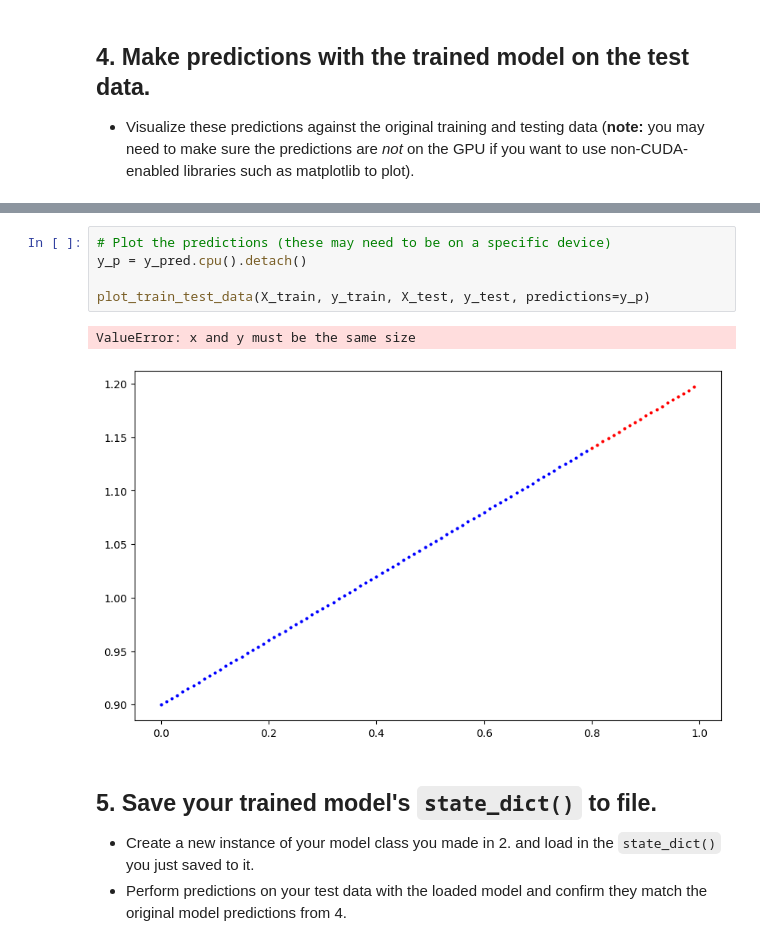
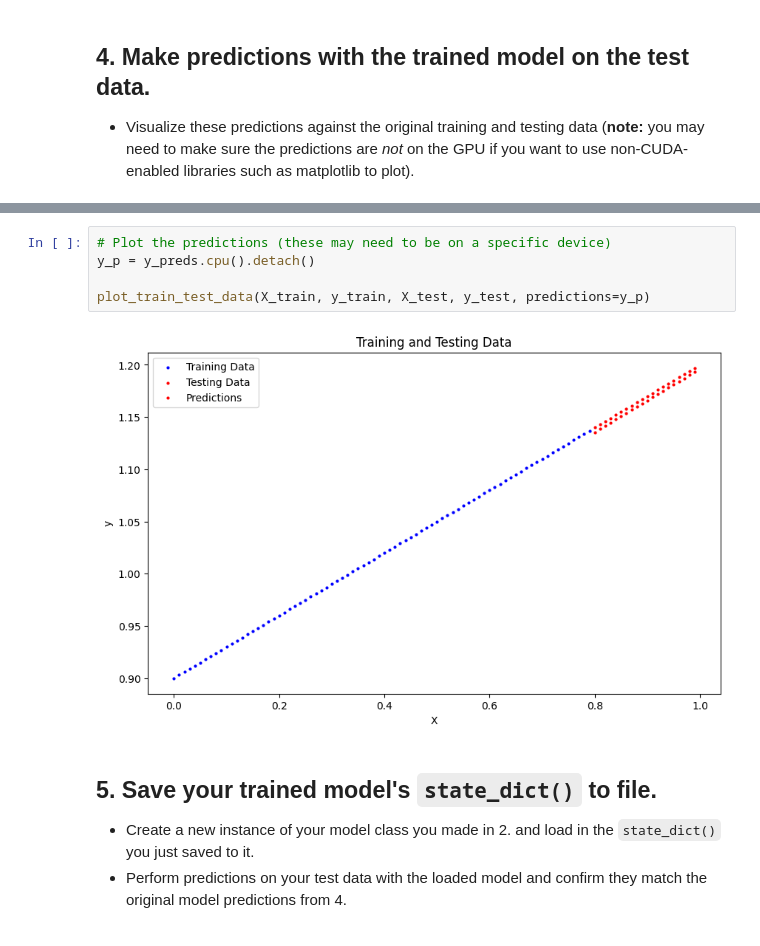
Before and after one commit to IvoZal/pytorch-deep-learning-my-fork, a Jupyter notebook: extras/exercises/01_pytorch_workflow_exercises.ipynb, the cells around one changed output, grey strips where cells are left out. Drawn from its saved outputs; the diff is of its cells as text.

Commit message:
Fix plot

```diff
--- a/extras/exercises/01_pytorch_workflow_exercises.ipynb
+++ b/extras/exercises/01_pytorch_workflow_exercises.ipynb
@@ -243,11 +223,10 @@ tensor([[0.8902],
 # %%
 # Plot the predictions (these may need to be on a specific device)
-y_p = y_pred.cpu().detach()
+y_p = y_preds.cpu().detach()
 
 plot_train_test_data(X_train, y_train, X_test, y_test, predictions=y_p)
 # %% [output]
-ValueError: x and y must be the same size
-[figure, old version]
+[figure, new version]
 # %% [markdown]
 ## 5. Save your trained model's `state_dict()` to file.
   * Create a new instance of your model class you made in 2. and load in the `state_dict()` you just saved to it.
```
Also changed, not shown: parts of 2 cells of this notebook.
